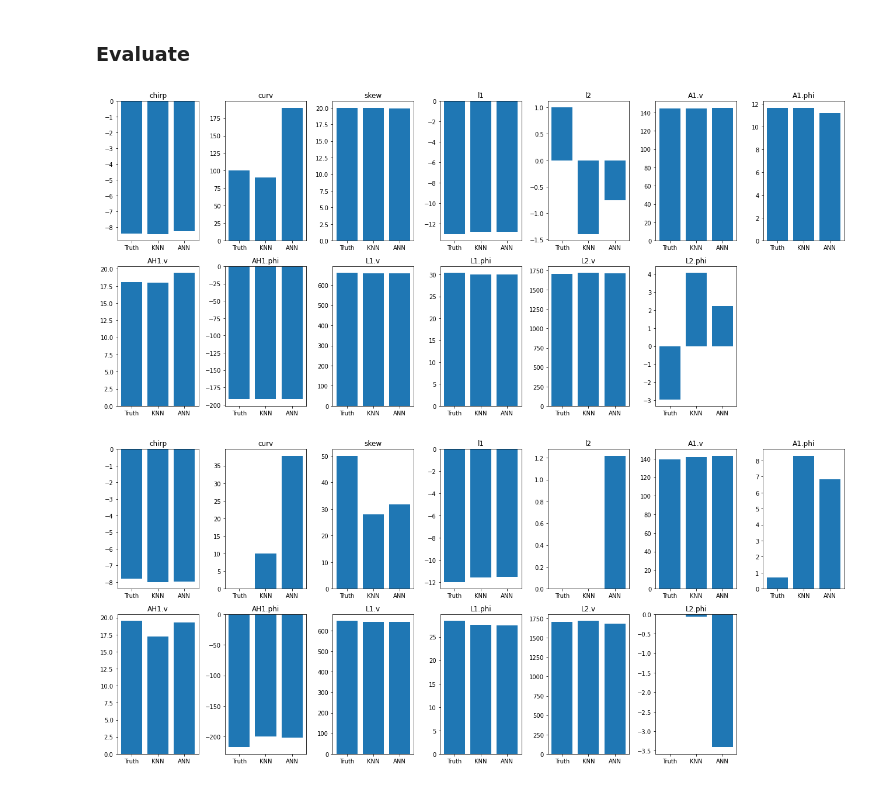
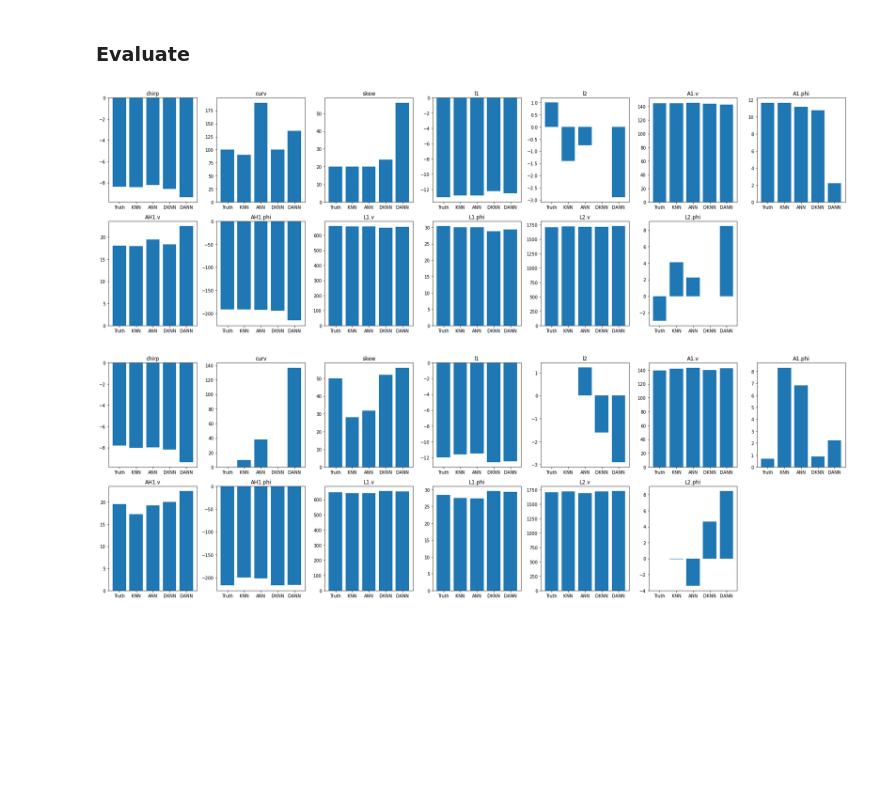
Before and after one commit to jank324/spectral-vd-euxfel, a Jupyter notebook: reverse.ipynb, the cells around one changed output. Drawn from its saved outputs; the diff is of its cells as text; code cells hidden in the pictures; blank space fills up the shorter version.

Commit message:
Test reverse prediction of RF

```diff
--- a/reverse.ipynb
+++ b/reverse.ipynb
@@ -68,6 +68,14 @@ else:
     datas = [rf_train, formfactors_train, currents_train, rf_test, formfactors_test, currents_test]
     for f, d in zip(data_files, datas):
        spectralvd.to_pickle(d, f"data/{f}")
+# %%
+max_rfs = np.abs(np.concatenate([rf_train,rf_test])).max(axis=0)
+
+rf_train_errors = np.random.normal(scale=max_rfs*0.05, size=np.array(rf_train).shape)
+rf_train_disturbed = np.array(rf_train) + rf_train_errors
+
+rf_test_errors = np.random.normal(scale=max_rfs*0.05, size=np.array(rf_test).shape)
+rf_test_disturbed = np.array(rf_test) + rf_test_errors
 # %% [markdown]
 ### Train Models
 # %%
@@ -91,4 +104,20 @@ else:
+# %%
+path = f"{model_dir}/reverserfdisturbedknn"
+if os.path.isdir(path):
+    revdknn = spectralvd.ReverseRFDisturbedKNN.load(path)
+else:
+    revdknn = spectralvd.ReverseRFDisturbedKNN(n_rf=13, n_neighbors=5, weights="uniform")
+    revdknn.fit(rf_train_disturbed, formfactors_train, rf_train)
+    revdknn.save(path)
 # %%
+path = f"{model_dir}/reverserfdisturbedann"
+if os.path.isdir(path):
+    revdann = spectralvd.ReverseRFDisturbedANN.load(path)
+else:
+    revdann = spectralvd.ReverseRFDisturbedANN(n_rf=13)
+    revdann.fit(rf_train_disturbed, formfactors_train, rf_train, epochs=1000, verbose=0)
+    revdann.save(path)
+
 plt.plot(revann.history["loss"])
 plt.show()
 # %% [output]
@@ -101,34 +130,38 @@ rfparam_keys = ["chirp", "curv", "skew", "l1", "l2", "A1.v", "A1.phi", "AH1.v",
 # %%
 i = 0
 
 knnpred = revknn.predict(formfactors_test[i:i+1]).squeeze()
 annpred = revann.predict(formfactors_test[i:i+1]).squeeze()
+knndpred = revdknn.predict(rf_test_disturbed[i:i+1], formfactors_test[i:i+1]).squeeze()
+anndpred = revdann.predict(rf_test_disturbed[i:i+1], formfactors_test[i:i+1]).squeeze()
 
-vals = np.stack([rf_test[i], knnpred, annpred])
+vals = np.stack([rf_test[i], knnpred, annpred, knndpred, anndpred])
 
-plt.figure(figsize=(18,8))
+plt.figure(figsize=(24,8))
 for i in range(13):
     plt.subplot(2, 7, i+1)
     plt.title(rfparam_keys[i])
-    plt.bar(["Truth","KNN","ANN"], vals[:,i])
+    plt.bar(["Truth","KNN","ANN","DKNN","DANN"], vals[:,i])
 plt.tight_layout()
 plt.show()
 # %% [output]
-[figure, old version]
+[figure, new version]
 # %%
 i = 42
 
 knnpred = revknn.predict(formfactors_test[i:i+1]).squeeze()
 annpred = revann.predict(formfactors_test[i:i+1]).squeeze()
+knndpred = revdknn.predict(rf_test_disturbed[i:i+1], formfactors_test[i:i+1]).squeeze()
+anndpred = revdann.predict(rf_test_disturbed[i:i+1], formfactors_test[i:i+1]).squeeze()
 
-vals = np.stack([rf_test[i], knnpred, annpred])
+vals = np.stack([rf_test[i], knnpred, annpred, knndpred, anndpred])
 
-plt.figure(figsize=(18,8))
+plt.figure(figsize=(24,8))
 for i in range(13):
     plt.subplot(2, 7, i+1)
     plt.title(rfparam_keys[i])
-    plt.bar(["Truth","KNN","ANN"], vals[:,i])
+    plt.bar(["Truth","KNN","ANN","DKNN","DANN"], vals[:,i])
 plt.tight_layout()
 plt.show()
 # %% [output]
-[figure, old version]
+[figure, new version]
```
Also changed, not shown: parts of 1 cell of this notebook, 4 other files.
